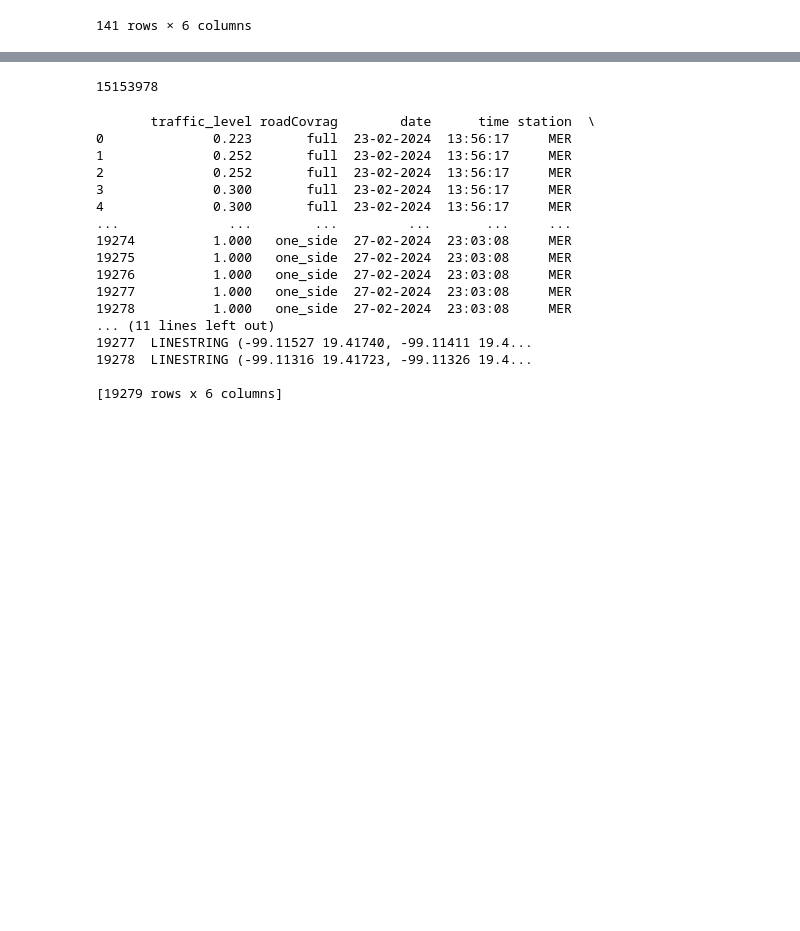
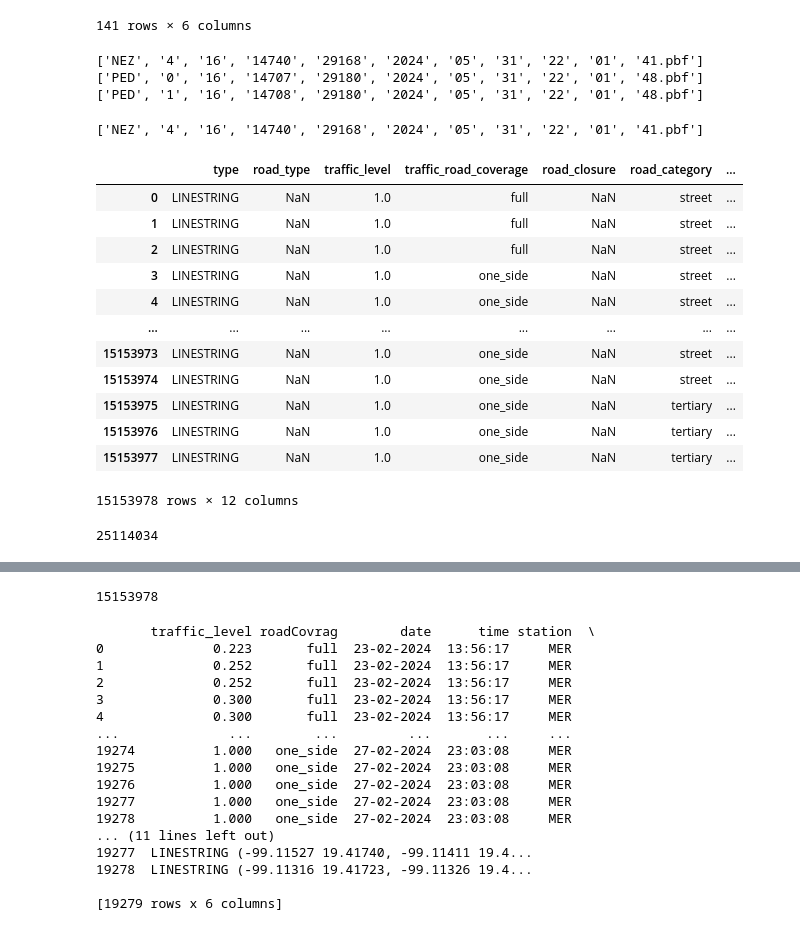
Before and after one commit to vlegaria/air_pollution, a Jupyter notebook: traffic_flow/vector/generador_geojson.ipynb, the cells around one changed output, grey strips where cells are left out. Cells and saved outputs as stored; diff of their text form; code cells hidden in the pictures; blank space fills up the shorter version.

```diff
--- a/traffic_flow/vector/generador_geojson.ipynb
+++ b/traffic_flow/vector/generador_geojson.ipynb
@@ -241,0 +310,43 @@ df_completo.to_csv("marzo3.csv")
+# %%
+ruta_raiz = "C:/Users/valer/Documents/CIC/doctorado/air_pollution_data/vectores/mayo4/"
+dataframes = []
+all_points = []
+# Itera sobre todas las carpetas y subcarpetas
+for carpeta_actual, carpetas, archivos in os.walk(ruta_raiz):
+    # Itera sobre todos los archivos en la carpeta actual
+    for nombre_archivo in archivos:
+        # Forma la ruta completa del archivo
+        ruta_archivo = os.path.join(carpeta_actual, nombre_archivo)
+
+        # Verifica si el archivo tiene una extensión específica (por ejemplo, .xlsx)
+        if nombre_archivo.endswith('.pbf'):
+            # Lee el archivo y agrega el DataFrame a la lista
+            nombre = nombre_archivo.split("_")
+            zoom_level = int(nombre[2])
+            xTile = int(nombre[3])
+            yTile = int(nombre[4])
+            fecha = nombre[7]+"-"+nombre[6]+"-"+nombre[5]
+            ultimo = nombre[10].split(".")
+            hora = nombre[8]+":"+nombre[9]+":"+ultimo[0]
+            estacion = nombre[0]
+            try:
+                dataframe, points = conversion_vectorDATAFRAME(ruta_archivo, zoom_level, xTile, yTile, fecha, hora, estacion)
+            except:
+                print(nombre)
+            if len(dataframe)>0:
+                dataframes.append(dataframe)
+                all_points.append(points)
+
+# Combina todos los DataFrames en uno solo
+df_completo = pd.concat(dataframes, ignore_index=True)
+
+# Muestra el DataFrame completo
+df_completo.to_csv("mayo4.csv")
+# %% [output]
+['NEZ', '4', '16', '14740', '29168', '2024', '05', '31', '22', '01', '41.pbf']
+['PED', '0', '16', '14707', '29180', '2024', '05', '31', '22', '01', '48.pbf']
+['PED', '1', '16', '14708', '29180', '2024', '05', '31', '22', '01', '48.pbf']
+# %%
+nombre
+# %% [output]
+['NEZ', '4', '16', '14740', '29168', '2024', '05', '31', '22', '01', '41.pbf']
@@ -241,0 +364,23 @@ df_completo.to_csv("marzo3.csv")
+# %%
+df_old = pd.read_csv("df_completo_07_abr_24_15153978_rows.csv") #15153978 rows × 13 columns
+df_old
+# %% [output]
+|  | type | road_type | traffic_level | traffic_road_coverage | road_closure | road_category | ... |
+| 0 | LINESTRING | NaN | 1.0 | full | NaN | street | ... |
+| 1 | LINESTRING | NaN | 1.0 | full | NaN | street | ... |
+| 2 | LINESTRING | NaN | 1.0 | full | NaN | street | ... |
+| 3 | LINESTRING | NaN | 1.0 | one_side | NaN | street | ... |
+| 4 | LINESTRING | NaN | 1.0 | one_side | NaN | street | ... |
+| ... | ... | ... | ... | ... | ... | ... | ... |
+| 15153973 | LINESTRING | NaN | 1.0 | one_side | NaN | street | ... |
+| 15153974 | LINESTRING | NaN | 1.0 | one_side | NaN | street | ... |
+| 15153975 | LINESTRING | NaN | 1.0 | one_side | NaN | tertiary | ... |
+| 15153976 | LINESTRING | NaN | 1.0 | one_side | NaN | tertiary | ... |
+| 15153977 | LINESTRING | NaN | 1.0 | one_side | NaN | tertiary | ... |
+15153978 rows × 12 columns
+# %%
+df_completo = [df_old, df1, df2, df3, df4]
+df_concatenado = pd.concat(df_completo)
+print(len(df_concatenado))
+# %% [output]
+25114034
```
Also changed, not shown: parts of 7 cells of this notebook, 6 other files.
